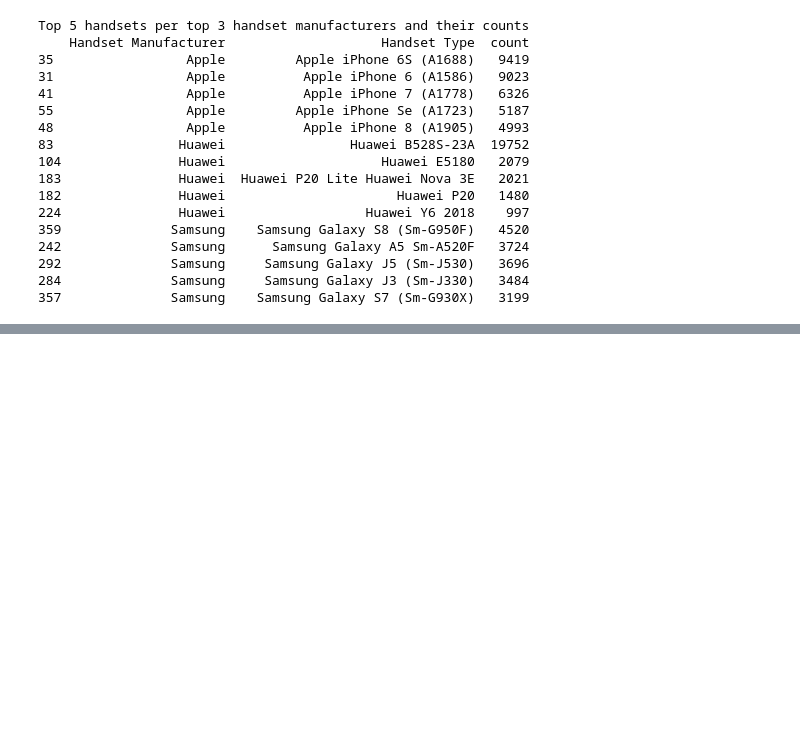
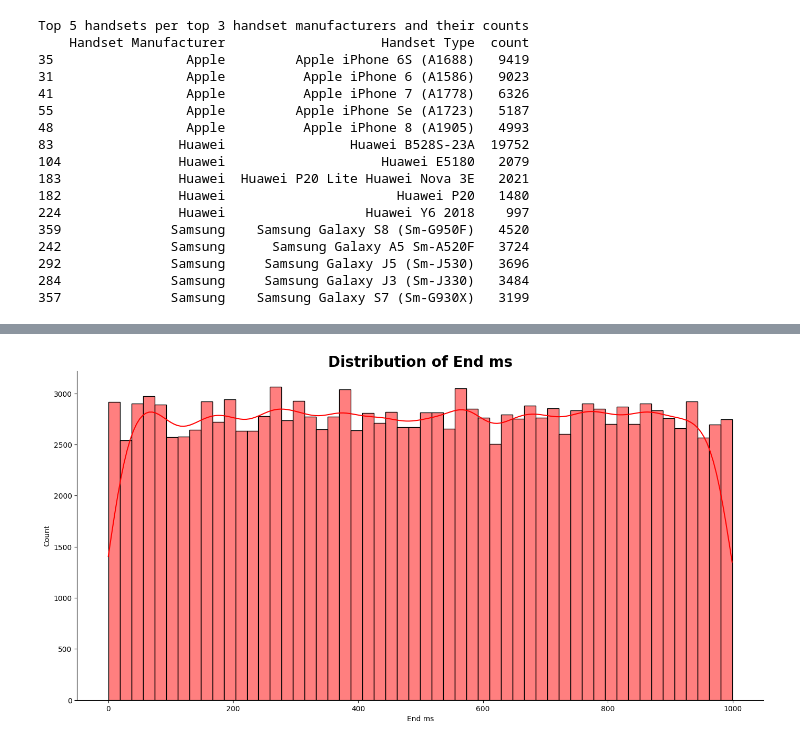
Before and after one commit to abrishdew/User-Analytics-in-the-Telecommunication-Industry, a Jupyter notebook: Home.ipynb, the cells around one changed output, grey strips where cells are left out. Cells and saved outputs as stored; diff of their text form; code cells hidden in the pictures; blank space fills up the shorter version.

```diff
--- a/Home.ipynb
+++ b/Home.ipynb
@@ -310,0 +327,4 @@ Top 5 handsets per top 3 handset manufacturers and their counts
+# %%
+plot_hist(df_clean, "End ms", "red")
+# %% [output]
+[figure, added]
```
Also changed, not shown: parts of 4 cells of this notebook.
